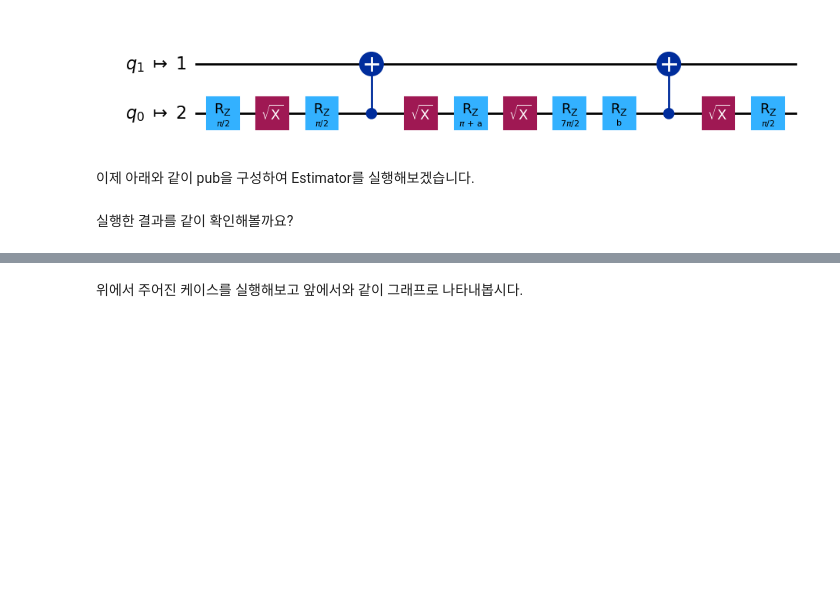
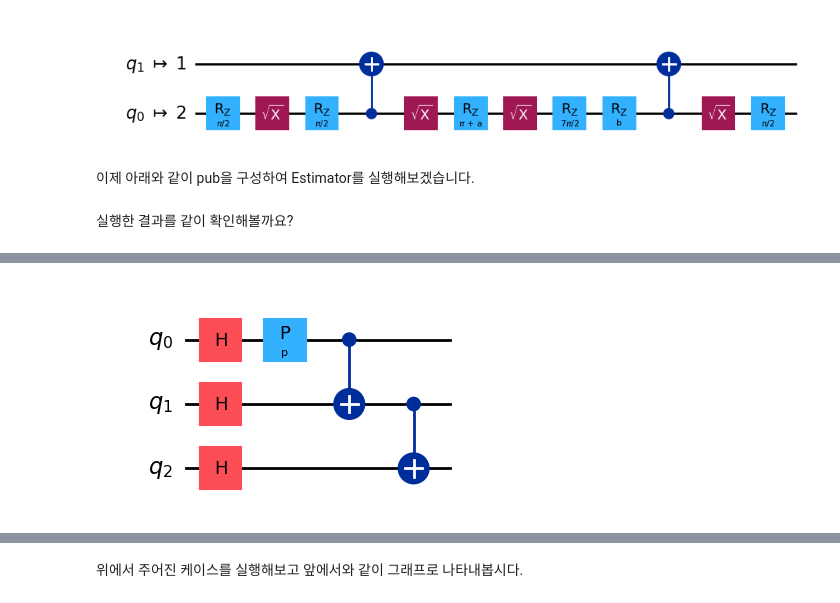
Before and after one commit to KimHaejoong1/busan-quantum-developer-program, a Jupyter notebook: korean-community-resources/코딩실습 6.ipynb, the cells around one changed output, grey strips where cells are left out. Drawn from its saved outputs; the diff is of its cells as text; code cells hidden in the pictures; blank space fills up the shorter version.

```diff
--- a/korean-community-resources/코딩실습 6.ipynb
+++ b/korean-community-resources/코딩실습 6.ipynb
@@ -251,3 +251,14 @@ Qiskit primitive는 broadcast된 배열의 각 input을 가져와 결괏값을
 Broadcasting을 적용하는 주요 케이스에 대해 얘기해봅시다:
 
 ![This image illustrates several visual representations of array broadcasting](img/broadcasting.svg "Visual representation of broadcasting")
+# %%
+# 시나리오 1과 2에서 사용할, 파라미터가 1개인 공통 회로
+p = Parameter('p')
+qc_1_param = QuantumCircuit(3)
+qc_1_param.h([0, 1, 2])
+qc_1_param.p(p, 0) # 파라미터 'p' 하나만 사용
+qc_1_param.cx(0, 1)
+qc_1_param.cx(1, 2)
+qc_1_param.draw('mpl')
+# %% [output]
+[figure, added]
```
Also changed, not shown: parts of 12 cells of this notebook.
